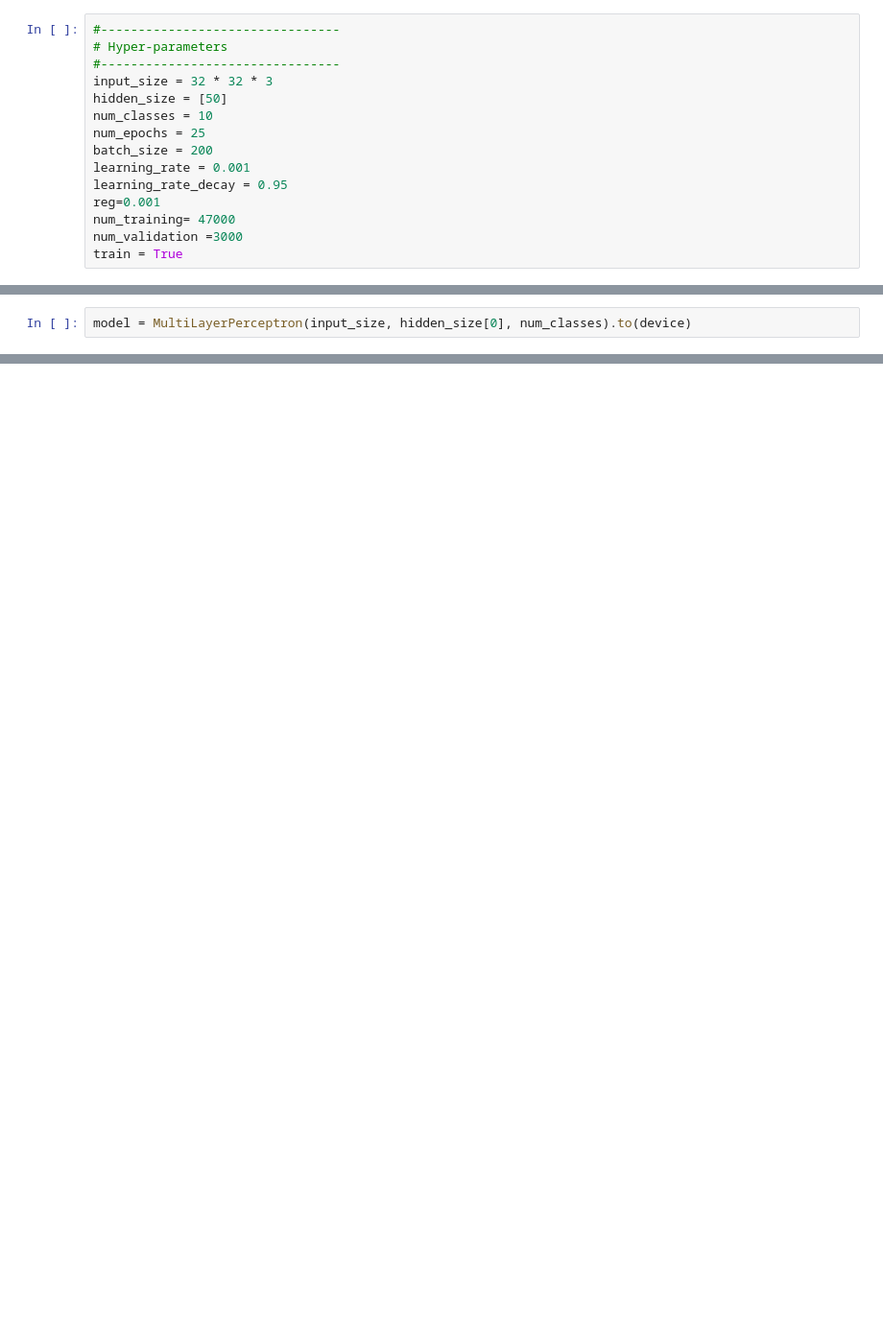
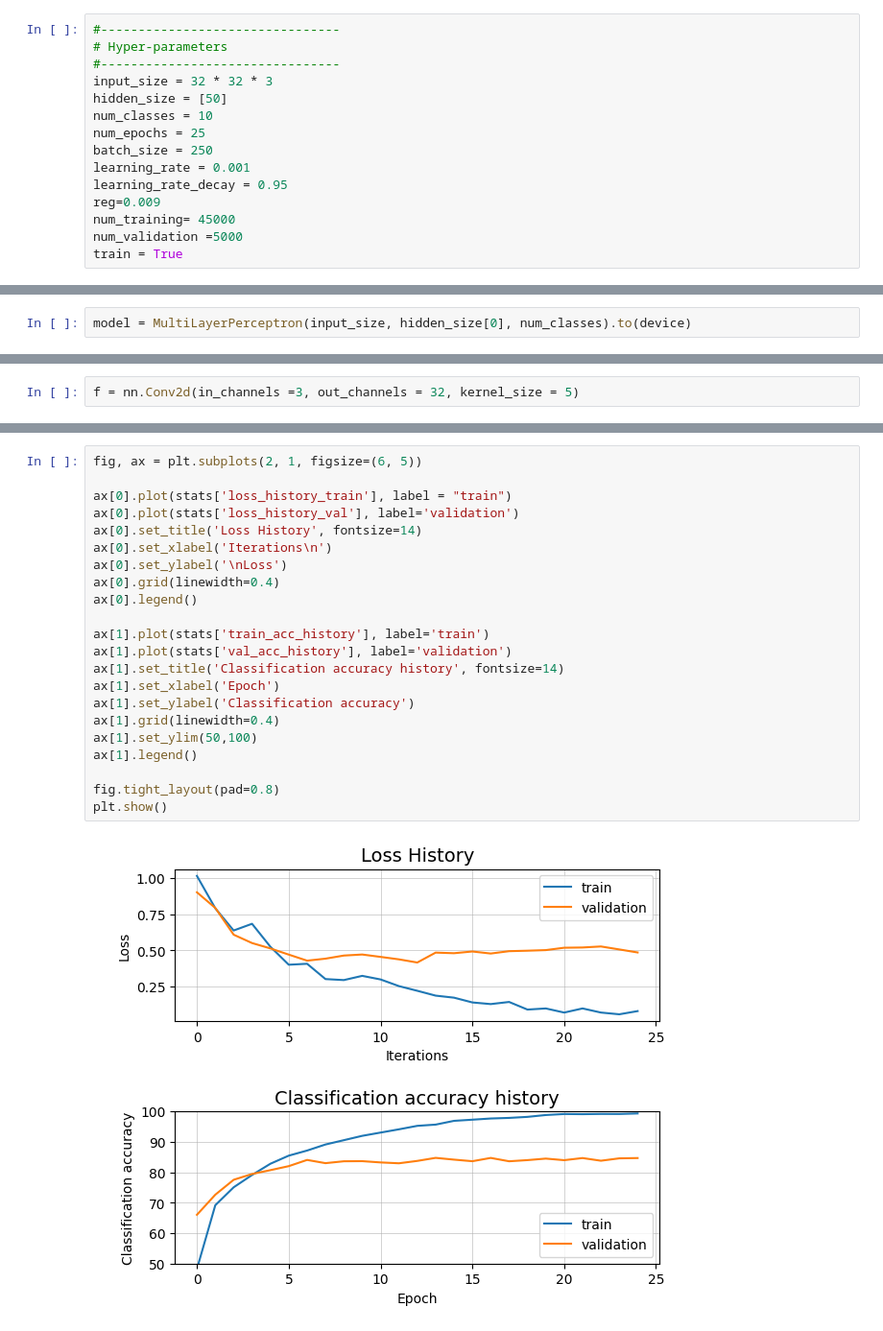
Before and after one commit to LM1997610/Fundamentals_DS, a Jupyter notebook: Untitled2.ipynb, the cells around one changed output, grey strips where cells are left out. Shown at 96% size. Drawn from its saved outputs; the diff is of its cells as text; blank space fills up the shorter version.

```diff
--- a/Untitled2.ipynb
+++ b/Untitled2.ipynb
@@ -17,12 +19,12 @@ input_size = 32 * 32 * 3
 hidden_size = [50]
 num_classes = 10
 num_epochs = 25
-batch_size = 200
+batch_size = 250
 learning_rate = 0.001
 learning_rate_decay = 0.95
-reg=0.001
-num_training= 47000
-num_validation =3000
+reg=0.009
+num_training= 45000
+num_validation =5000
 train = True
 # %%
 #-------------------------------------------------
@@ -197,4 +216,6 @@ MultiLayerPerceptron(
 )
+# %%
+f = nn.Conv2d(in_channels =3, out_channels = 32, kernel_size = 5)
 # %%
 if train:
     model.apply(weights_init)
@@ -287,3 +310,27 @@ plt.ylabel('Loss')
+# %%
+fig, ax = plt.subplots(2, 1, figsize=(6, 5))
+
+ax[0].plot(stats['loss_history_train'], label = "train")
+ax[0].plot(stats['loss_history_val'], label='validation')
+ax[0].set_title('Loss History', fontsize=14)
+ax[0].set_xlabel('Iterations\n')
+ax[0].set_ylabel('\nLoss')
+ax[0].grid(linewidth=0.4)
+ax[0].legend()
+
+ax[1].plot(stats['train_acc_history'], label='train')
+ax[1].plot(stats['val_acc_history'], label='validation')
+ax[1].set_title('Classification accuracy history', fontsize=14)
+ax[1].set_xlabel('Epoch')
+ax[1].set_ylabel('Classification accuracy')
+ax[1].grid(linewidth=0.4)
+ax[1].set_ylim(50,100)
+ax[1].legend()
+
+fig.tight_layout(pad=0.8)
+plt.show()
+# %% [output]
+[figure, added]
 # %%
 #else:
     # Run the test code once you have your by setting train flag to false
```
Also changed, not shown: parts of 12 cells of this notebook.
